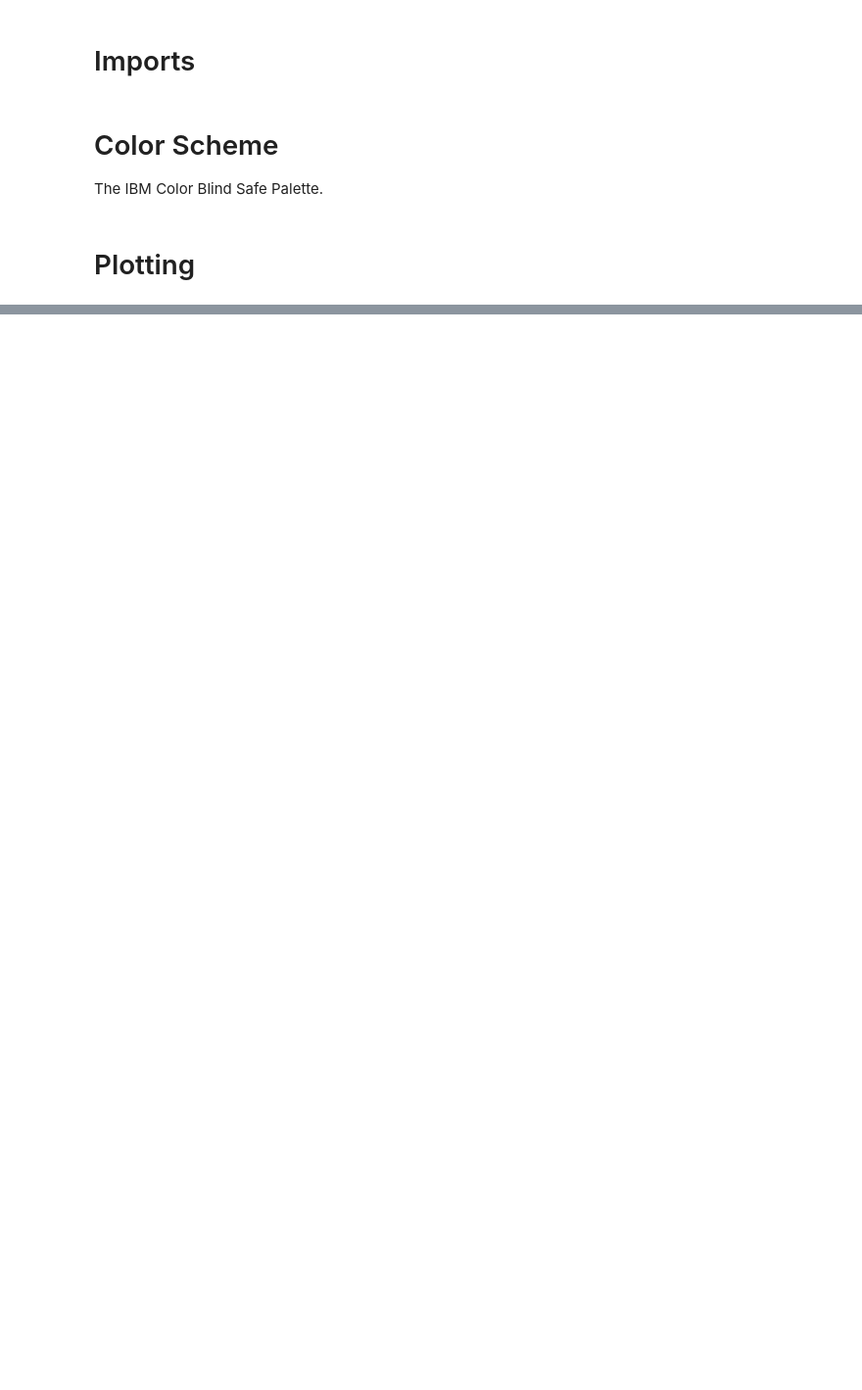
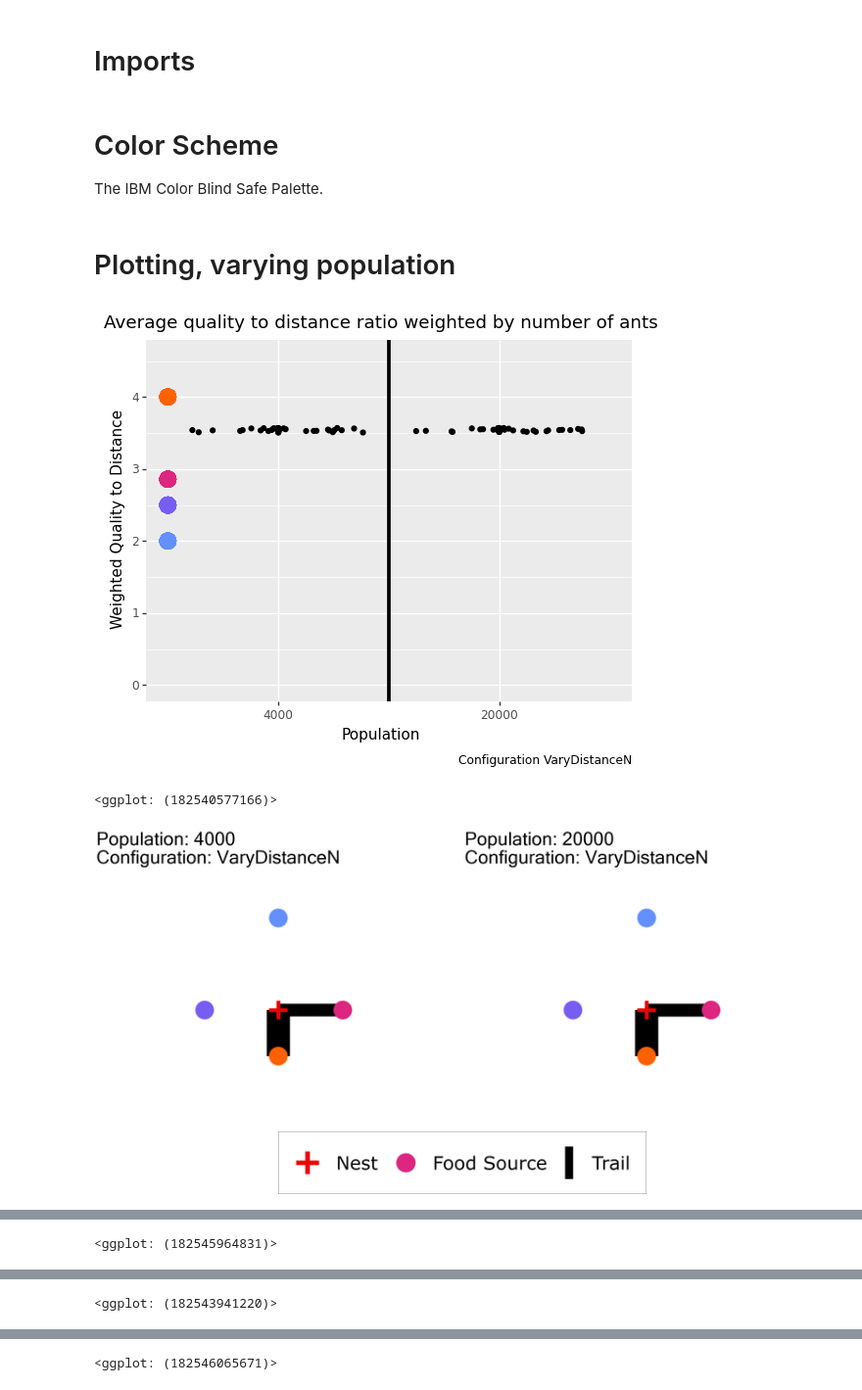
Before and after one commit to beelabhmc/AntForagingModel, a Jupyter notebook: AgentBasedModelAnalysis.ipynb, the cells around one changed output, grey strips where cells are left out. Shown at 98% size. Saved outputs shown, nothing was run; the diff lists cells and outputs as text; code cells hidden in the pictures; blank space fills up the shorter version.

```diff
--- a/AgentBasedModelAnalysis.ipynb
+++ b/AgentBasedModelAnalysis.ipynb
@@ -15,7 +15,7 @@ The IBM Color Blind Safe Palette.
 # %%
 cs = ["#648FFF","#785EF0", "#DC267F", "#FE6100", "#FFB000"]
 # %% [markdown]
-# Plotting
+# Plotting, varying population
 # %%
 # Settings for configuration plots, which depict trail usage, distance, and food sources
 SUPERSAMPLE = 4             # By starting with a high-resolution image and then down-scaling, we can simulate anti-aliasing.
@@ -39,7 +39,7 @@ d_overall = {
     "weighted-q-d": np.empty(0),
     "configuration": np.empty(0),
 }
-configurations = ["Config1Cardinal"]  #The name of the file output by NetLogo, without the .csv extension
+configurations = ["VaryDistanceN", "VaryQualityN", "VaryQualityAndDistanceN"]  #The name of the file output by NetLogo, without the .csv extension
 
 for c in configurations:
     # Because this is being run in the notebook, variables don't get reset each time we run the code
@@ -49,7 +49,7 @@ for c in configurations:
     plots = []
 
     # The folder holding the output of NetLogo simulations
-    results_path = fr"C:\Users\zbtra\Documents\Sophomore\Spring\Research\AntForagingModel\ABResults\FinalSimulations\{c}.csv"
+    results_path = fr"C:\Users\zbtra\Documents\Sophomore\Spring\Research\AntForagingModel\ABResults\FinalSimulations\Paper\{c}.csv"
     df = pd.read_csv(results_path, header=6, index_col=0)
 
     # The structure of df is each column is a food source in a single simulation and the rows are the number
@@ -80,7 +80,7 @@ for c in configurations:
     ggqd = (ggplot(df_avg, aes(x="population", y="weighted-q-d"))
           + geom_point()  # Scatter plot
           + geom_jitter(width = 0.4, height=0)  # Spreads out points horizontally so they are easier to see
-          + ylim([0,max(df_overall["weighted-q-d"]) + 1])
+          + ylim([0,max(d["weighted-q-d"]) + 1])
           + scale_x_discrete(limits=populations)
           + geom_vline(xintercept=1.5, size=1.5)
           + geom_point(aes(x=.5, y = q_d[3]), color=cs[3], size=6)
@@ -115,7 +115,7 @@ for c in configurations:
             d["avg"][i-1] = df.iloc[:, p * runs + (i-1):(p+1) * runs:4].loc["[final]"].astype(float).sum()/(runs // 4) / float(df.loc["population"].unique()[p])
             d["distance"][i-1] = float(df["1"][f"distance-{i}"])
             d["quality"][i-1]  = float(df["1"][f"pheromone-{i}"])
-            d["angle"][i-1] = radians(90 * (1-i))
+            d["angle"][i-1] = pi/2 + radians(90 * (1-i))
             d["q-to-d"][i-1] = d["quality"][i-1] / d["distance"][i-1]
         sorted_q_d = sorted(d["q-to-d"])  # Used for assigning the appropriate colors to the food sources
 
@@ -150,34 +150,34 @@ for c in configurations:
 
     # Combine all the configuration plot images and downscale to simulate anti-aliasing.
     final_plot = Image.new('RGB', (len(populations)*WIDTH, HEIGHT))
     for i in range(len(plots)):
         final_plot.paste(plots[i], (WIDTH*i, 0))
     final_plot = final_plot.resize((WIDTH*len(populations)//SUPERSAMPLE, HEIGHT//SUPERSAMPLE), resample=Image.LANCZOS)
 
     # Add the legend
     legend = Image.open(r"C:\Users\zbtra\Documents\Sophomore\Spring\Research\Modeling 2023 Paper\configlegend.png")
     ratio = (WIDTH // SUPERSAMPLE) / legend.size[0]
     legend = legend.resize((int(legend.size[0]*ratio), int(legend.size[1]*ratio)), resample=Image.LANCZOS)
     final_plot.paste(legend, (WIDTH//SUPERSAMPLE - legend.size[0]//2,HEIGHT//SUPERSAMPLE - legend.size[1]))
 
     display(final_plot)
 
 # Plot the weighted quality / distance data for every configuration
 df_overall = pd.DataFrame(d_overall)
 ggqd = (ggplot(df_overall, aes(x="population", y="weighted-q-d", color="configuration"))
       + geom_point()
       + geom_jitter(width = 0.4, height=0)
       + ylim([0,max(df_overall["weighted-q-d"]) + 1])
       + scale_x_discrete(limits=populations)
       + geom_vline(xintercept=1.5, size=1.5)
-      + geom_point(aes(x=.5, y = q_d[3]), color=cs[3], size=6)
-      + geom_point(aes(x=.5, y = q_d[2]), color=cs[2], size=6)
-      + geom_point(aes(x=.5, y = q_d[1]), color=cs[1], size=6)
-      + geom_point(aes(x=.5, y = q_d[0]), color=cs[0], size=6)
       + labs(title = "Average quality to distance ratio weighted by number of ants",
            caption = f"Overall",
             color="Configuration")
       + xlab("Population")
       + ylab("Weighted Quality to Distance")
        )
 display(ggqd)
+# %% [output]
+[figure, added]
+<ggplot: (182540577166)>
+[figure, added]
@@ -183,0 +185 @@ display(ggqd)
+<ggplot: (182545964831)>
@@ -183,0 +188 @@ display(ggqd)
+<ggplot: (182543941220)>
@@ -183,0 +191 @@ display(ggqd)
+<ggplot: (182546065671)>
```
Also changed, not shown: parts of 6 cells of this notebook, 1 other file.
